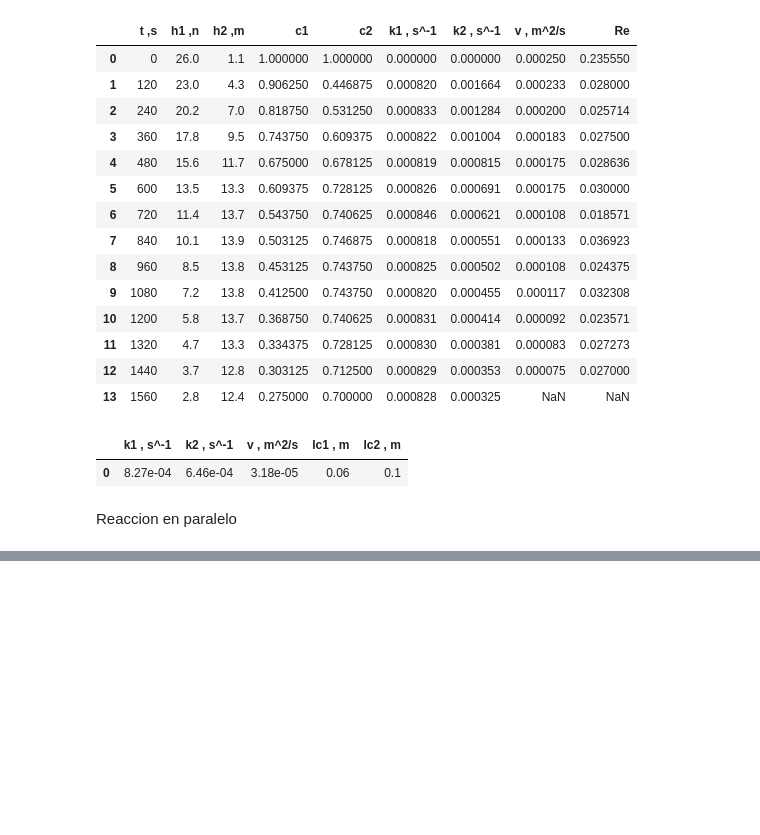
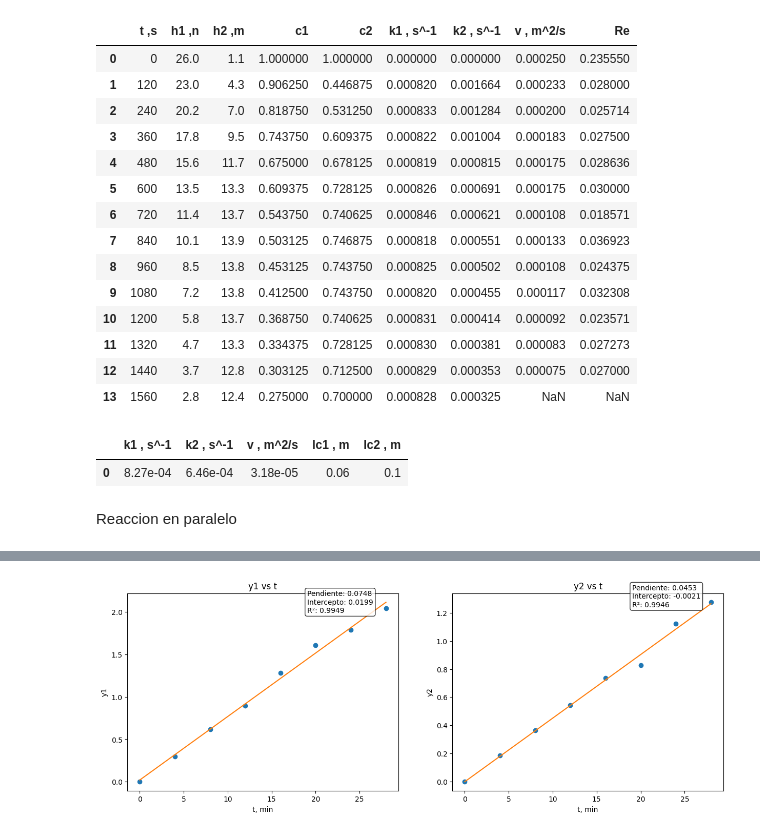
Before and after one commit to ChristianPh404/exp2, a Jupyter notebook: pract9_continuacion.ipynb, the cells around one changed output, grey strips where cells are left out. Saved outputs shown, nothing was run; the diff lists cells and outputs as text; code cells hidden in the pictures; blank space fills up the shorter version.

```diff
--- a/pract9_continuacion.ipynb
+++ b/pract9_continuacion.ipynb
@@ -187,0 +190,99 @@ display(df_resultados)
+# %%
+import numpy as np
+import matplotlib.pyplot as plt
+from IPython.display import display
+from scipy.stats import gmean
+import pandas as pd
+from scipy.stats import linregress
+# datos experimentales
+
+
+t = np.array([0, 4,8,12,16,20,24,28])
+t2 = np.array([0, 4,8,12,16,20,24,28])
+
+h11 = np.array([24,19.1,15.9,14.1,12.7,12.0,11.7,11.5])/100 # cm exp 1
+h12 = np.array([3.3,6.3,8.2,9.1,10.0,10.4,10.5,10.7])/100 # cm exp 1
+
+h21 = np.array([26.1,22.5,20.4,19.1,18.2,17.8,17.4,17.2])/100  # cm exp 2
+h22 = np.array([1.5,7.5,11.1,13.4,14.8,15.1,16.2,16.4])/100 # cm exp 2
+
+temp = 22 # °C
+
+D1 =3 # cm
+D2 = 3.9 # cm
+
+V11 = np.pi*(D1/100)**2/4 * h11
+V12 = np.pi*(D2/100)**2/4 * h12
+V21 = np.pi*(D2/100)**2/4 * h21
+V22 = np.pi*(D1/100)**2/4 * h22
+Vt1 = V11 + V12
+Vt2 = V21 + V22
+s1 = (np.pi*(D1/100)**2)/4 # m²
+s2 = (np.pi*(D2/100)**2)/4 # m²
+
+alpha1 = (1/s1)+(1/s2)
+
+ß1 = Vt1/s2
+y1 = (1/alpha1/s1)*np.log((alpha1*V11[0]-ß1)/(alpha1*V11-ß1))
+ß2 = Vt2/s1
+y2 = (1/alpha1/s2)*np.log((alpha1*V21[0]-ß2)/(alpha1*V21-ß2))
+
+df1 = pd.DataFrame({
+    't ,s': t,
+    'h1 ,n': h11,
+    'h2 ,m': h12,
+    'V1 , m³': V11,
+    'V2 , m³': V12,
+    'Vt1 , m³': Vt1,
+    'y1': y1,
+    'ß1': ß1
+})
+
+df2 = pd.DataFrame({
+    't ,s': t2,
+    'h1 ,n': h21,
+    'h2 ,m': h22,
+    'V1 , m³': V21,
+    'V2 , m³': V22,
+    'Vt2 , m³': Vt2,
+    'y2': y2,
+    'ß2': ß2
+})
+pd.set_option('display.colheader_justify', 'center')
+display(df1)
+display(df2)
+slope1, intercept1, r_value1, p_value1, std_err1 = linregress(t, y1)
+slope2, intercept2, r_value2, p_value2, std_err2 = linregress(t2, y2)
+plt.figure(figsize=(15,5))
+plt.subplot(1,2,1)
+plt.title('y1 vs t')
+plt.plot(t, y1, 'o')
+plt.plot(t, slope1*np.array(t)+intercept1)
+plt.xlabel('t, min')
+plt.ylabel('y1')
+props = dict(boxstyle='round', facecolor='white', alpha=0.8)
+plt.text(0.68 * max(t), max(y1) * 0.975, f"Pendiente: {slope1:.4f}\nIntercepto: {intercept1:.4f}\nR²: {r_value1**2:.4f}",fontsize=10, bbox=props)
+
+plt.subplot(1,2,2)
+plt.title('y2 vs t')
+plt.plot(t2, y2, 'o')
+plt.plot(t2, slope2*np.array(t2)+intercept2)
+plt.xlabel('t, min')
+plt.ylabel('y2')
+plt.text(0.68 * max(t2), max(y2) * 0.975, f"Pendiente: {slope2:.4f}\nIntercepto: {intercept2:.4f}\nR²: {r_value2**2:.4f}",fontsize=10, bbox=props)
+plt.show()
+k12 = slope1
+K = s2/s1
+k22 = slope2
+k1 = k12/k22
+df_resultados = pd.DataFrame({
+    'exp 1, k1 min^-1': [f"{k12:.4f}"],
+    'exp 2, k1 min^-1': [f"{k22:.4f}"],
+    'error': [f"{abs(k12-k22)/max(k12,k22):.2%}"],
+    'exp 1, K min^-1': [f"{K:.4f}"],
+    'exp 2, k min^-1': [f"{k1:.4f}"],
+    'error 2': [f"{abs(K-k1)/max(K,k1):.2%}"],
+    'alpha' : [alpha1]
+})
+display(df_resultados)
+# %% [output]
@@ -187,0 +307 @@ display(df_resultados)
+[figure, added]
```
Also changed, not shown: parts of 3 cells of this notebook.
